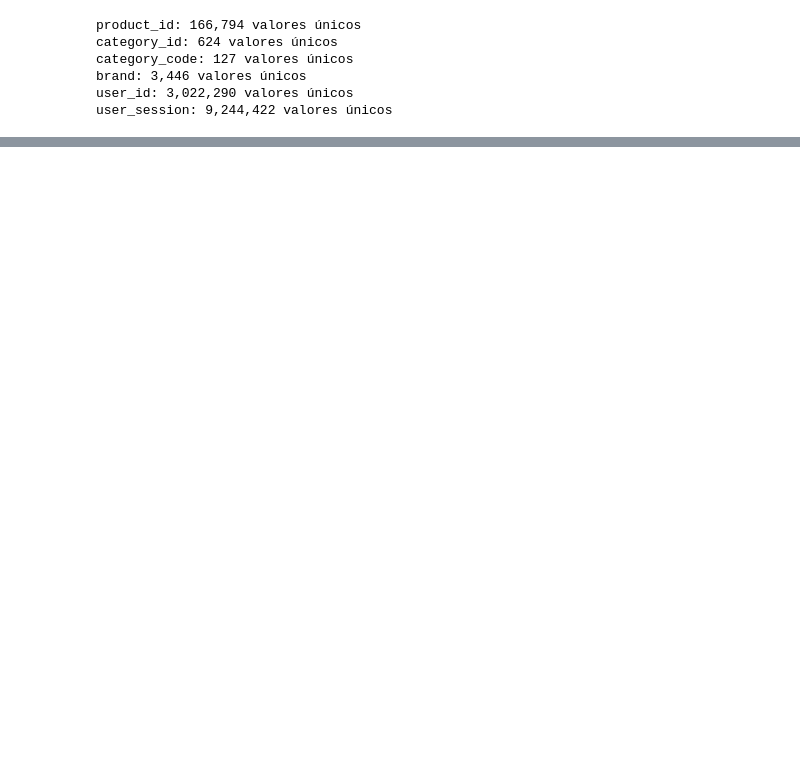
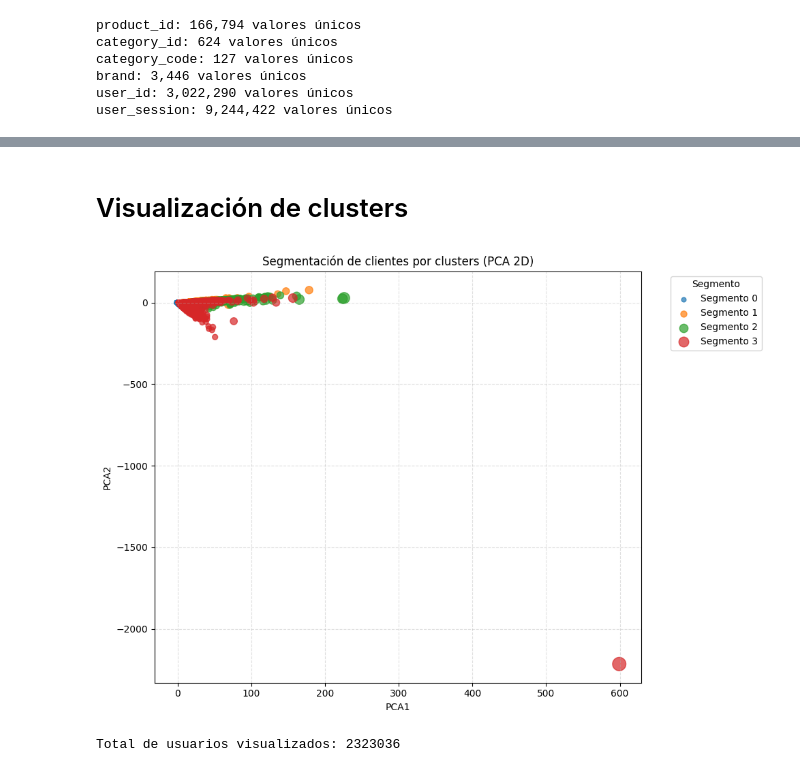
Before and after one commit to MarceloIsmael21/Big-Data, a Jupyter notebook: 7.Visualizations/Visualizacion_#74.ipynb, the cells around one changed output, grey strips where cells are left out. Drawn from its saved outputs; the diff is of its cells as text; code cells hidden in the pictures; blank space fills up the shorter version.

```diff
--- a/7.Visualizations/Visualizacion_#74.ipynb
+++ b/7.Visualizations/Visualizacion_#74.ipynb
@@ -170,0 +202,70 @@ for idx, center in enumerate(kmeans_model.clusterCenters()):
+# %% [markdown]
+# Visualización de clusters
+# %%
+# Reducción de dimensionalidad con PCA para visualización 2D
+from pyspark.ml.feature import PCA
+import pandas as pd
+import matplotlib.pyplot as plt
+
+# Aplicar PCA a 2 componentes para visualizar
+pca = PCA(k=2, inputCol="features", outputCol="pca_features")
+pca_model = pca.fit(user_vector)
+user_pca = pca_model.transform(user_vector)
+
+# Unir clustered_users con user_pca para recuperar customer_segment
+user_pca_with_segment = user_pca.join(
+    clustered_users.select("user_id", "customer_segment"),
+    on="user_id",
+    how="left"
+)
+
+# Extraer componentes PCA y segmentos para visualización
+viz_data = user_pca_with_segment.select(
+    "user_id", "customer_segment", "interactions", "total_spend", "pca_features"
+).collect()
+
+# Convertir a pandas para visualización
+pca_list = []
+for row in viz_data:
+    pca_list.append({
+        "user_id": row["user_id"],
+        "segment": row["customer_segment"],
+        "interactions": row["interactions"],
+        "total_spend": row["total_spend"],
+        "PCA1": float(row["pca_features"][0]),
+        "PCA2": float(row["pca_features"][1])
+    })
+
+if not pca_list:
+    print("No hay datos para visualizar.")
+else:
+    df_viz = pd.DataFrame(pca_list)
+
+    # Calcular tamaños de puntos basados en interacciones
+    interactions = df_viz["interactions"].astype(float)
+    size_min, size_max = 20, 200
+    sizes = size_min + (interactions - interactions.min()) / (interactions.max() - interactions.min() + 1e-9) * (size_max - size_min)
+
+    fig, ax = plt.subplots(figsize=(10, 7))
+    for segment in sorted(df_viz["segment"].unique()):
+        subset = df_viz[df_viz["segment"] == segment]
+        ax.scatter(
+            subset["PCA1"],
+            subset["PCA2"],
+            s=sizes[subset.index],
+            alpha=0.7,
+            label=f"Segmento {segment}"
+        )
+
+    ax.set_title("Segmentación de clientes por clusters (PCA 2D)")
+    ax.set_xlabel("PCA1")
+    ax.set_ylabel("PCA2")
+    ax.legend(title="Segmento", bbox_to_anchor=(1.05, 1), loc="upper left")
+    ax.grid(True, linestyle='--', alpha=0.4)
+    plt.tight_layout()
+    plt.show()
+
+    print(f"Total de usuarios visualizados: {len(df_viz)}")
+# %% [output]
+[figure, added]
+Total de usuarios visualizados: 2323036
```
Also changed, not shown: parts of 4 cells of this notebook, 2 other files.
